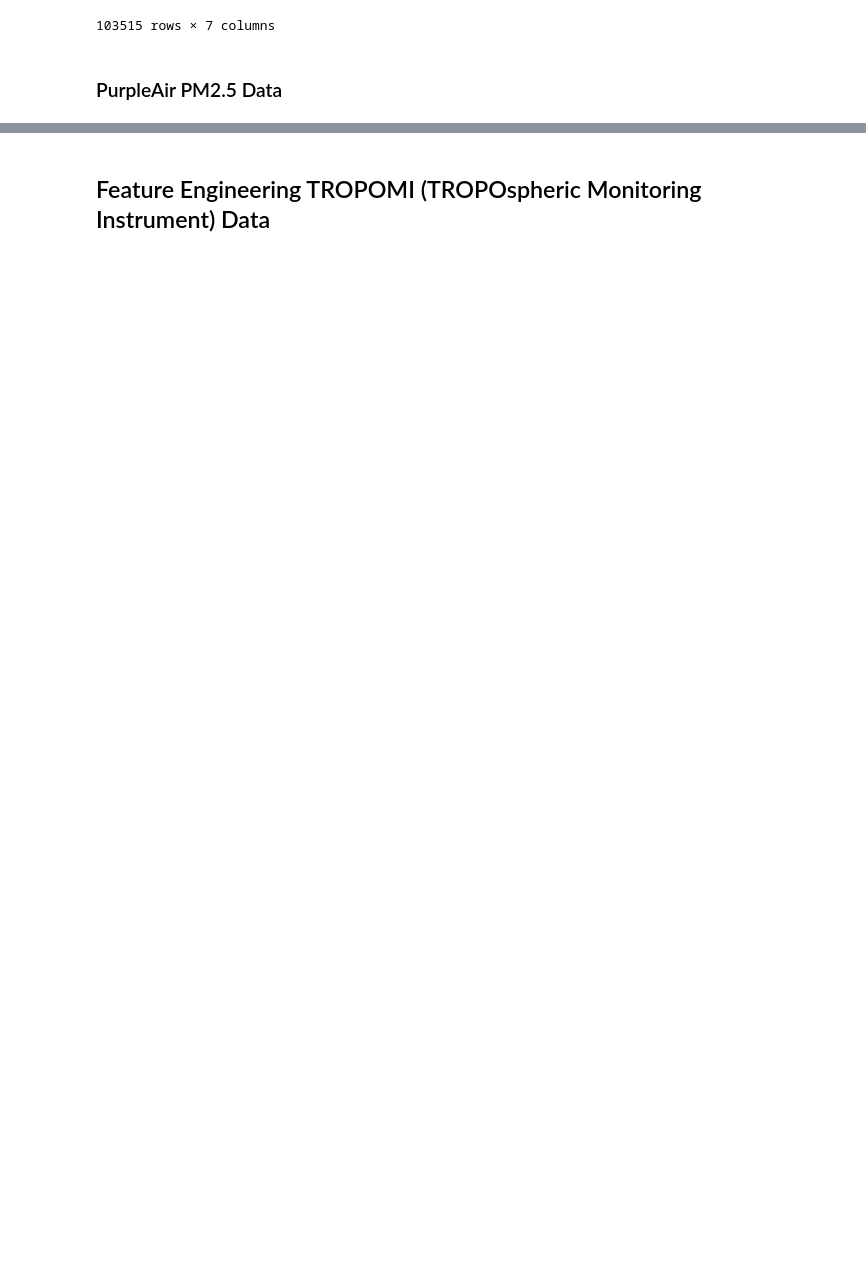
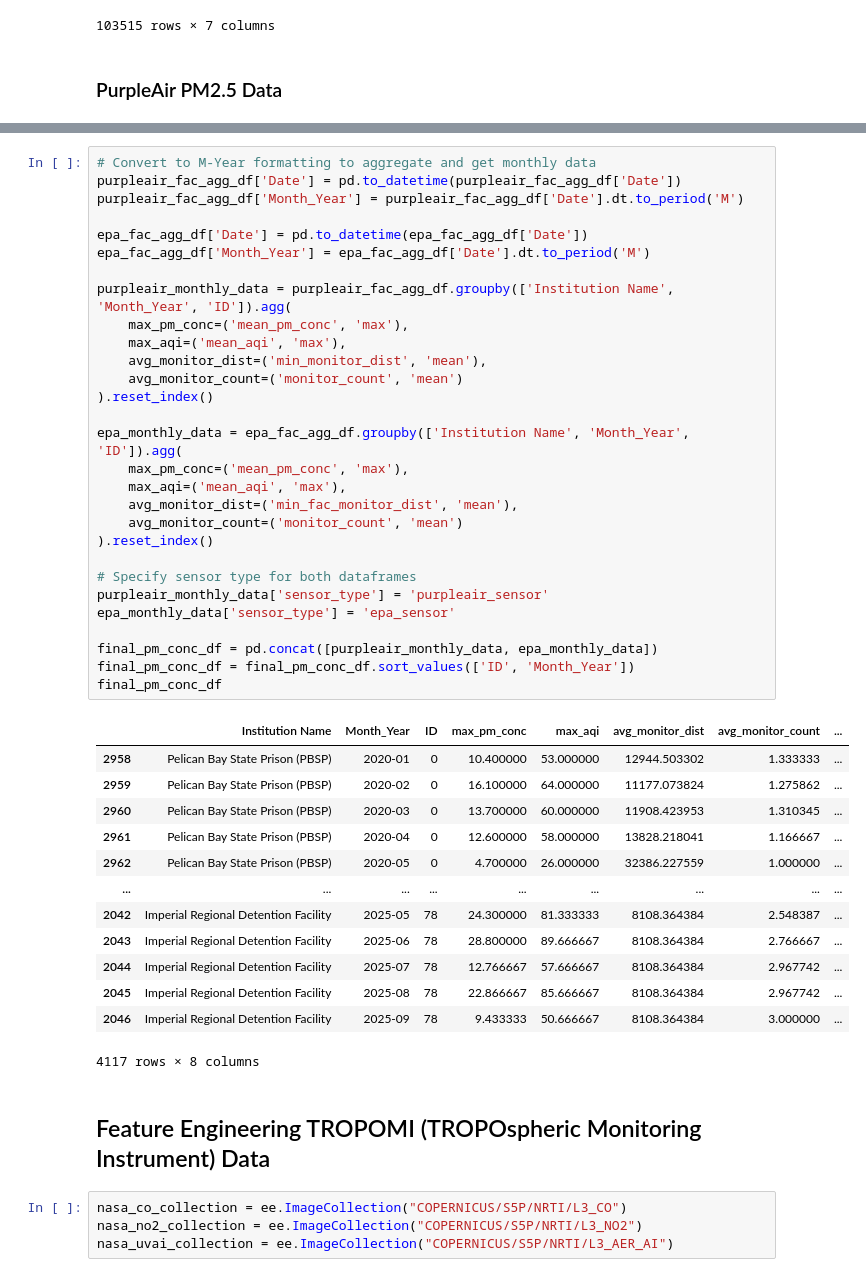
Before and after one commit to allisonsibrian/ca-wildfire-pollution-prison-project, a Jupyter notebook: ca_wildfire_feature_engineering.ipynb, the cells around one changed output, grey strips where cells are left out. Drawn from its saved outputs; the diff is of its cells as text; blank space fills up the shorter version.

```diff
--- a/ca_wildfire_feature_engineering.ipynb
+++ b/ca_wildfire_feature_engineering.ipynb
@@ -718,2 +700,49 @@ purpleair_fac_agg_df
+# %%
+# Convert to M-Year formatting to aggregate and get monthly data
+purpleair_fac_agg_df['Date'] = pd.to_datetime(purpleair_fac_agg_df['Date'])
+purpleair_fac_agg_df['Month_Year'] = purpleair_fac_agg_df['Date'].dt.to_period('M')
+
+epa_fac_agg_df['Date'] = pd.to_datetime(epa_fac_agg_df['Date'])
+epa_fac_agg_df['Month_Year'] = epa_fac_agg_df['Date'].dt.to_period('M')
+
+purpleair_monthly_data = purpleair_fac_agg_df.groupby(['Institution Name', 'Month_Year', 'ID']).agg(
+    max_pm_conc=('mean_pm_conc', 'max'),
+    max_aqi=('mean_aqi', 'max'),
+    avg_monitor_dist=('min_monitor_dist', 'mean'),
+    avg_monitor_count=('monitor_count', 'mean')
+).reset_index()
+
+epa_monthly_data = epa_fac_agg_df.groupby(['Institution Name', 'Month_Year', 'ID']).agg(
+    max_pm_conc=('mean_pm_conc', 'max'),
+    max_aqi=('mean_aqi', 'max'),
+    avg_monitor_dist=('min_fac_monitor_dist', 'mean'),
+    avg_monitor_count=('monitor_count', 'mean')
+).reset_index()
+
+# Specify sensor type for both dataframes
+purpleair_monthly_data['sensor_type'] = 'purpleair_sensor'
+epa_monthly_data['sensor_type'] = 'epa_sensor'
+
+final_pm_conc_df = pd.concat([purpleair_monthly_data, epa_monthly_data])
+final_pm_conc_df = final_pm_conc_df.sort_values(['ID', 'Month_Year'])
+final_pm_conc_df
+# %% [output]
+|  | Institution Name | Month_Year | ID | max_pm_conc | max_aqi | avg_monitor_dist | avg_monitor_count | ... |
+| 2958 | Pelican Bay State Prison (PBSP) | 2020-01 | 0 | 10.400000 | 53.000000 | 12944.503302 | 1.333333 | ... |
+| 2959 | Pelican Bay State Prison (PBSP) | 2020-02 | 0 | 16.100000 | 64.000000 | 11177.073824 | 1.275862 | ... |
+| 2960 | Pelican Bay State Prison (PBSP) | 2020-03 | 0 | 13.700000 | 60.000000 | 11908.423953 | 1.310345 | ... |
+| 2961 | Pelican Bay State Prison (PBSP) | 2020-04 | 0 | 12.600000 | 58.000000 | 13828.218041 | 1.166667 | ... |
+| 2962 | Pelican Bay State Prison (PBSP) | 2020-05 | 0 | 4.700000 | 26.000000 | 32386.227559 | 1.000000 | ... |
+| ... | ... | ... | ... | ... | ... | ... | ... | ... |
+| 2042 | Imperial Regional Detention Facility | 2025-05 | 78 | 24.300000 | 81.333333 | 8108.364384 | 2.548387 | ... |
+| 2043 | Imperial Regional Detention Facility | 2025-06 | 78 | 28.800000 | 89.666667 | 8108.364384 | 2.766667 | ... |
+| 2044 | Imperial Regional Detention Facility | 2025-07 | 78 | 12.766667 | 57.666667 | 8108.364384 | 2.967742 | ... |
+| 2045 | Imperial Regional Detention Facility | 2025-08 | 78 | 22.866667 | 85.666667 | 8108.364384 | 2.967742 | ... |
+| 2046 | Imperial Regional Detention Facility | 2025-09 | 78 | 9.433333 | 50.666667 | 8108.364384 | 3.000000 | ... |
+4117 rows × 8 columns
 # %% [markdown]
 ## Feature Engineering TROPOMI (TROPOspheric Monitoring Instrument) Data
+# %%
+nasa_co_collection = ee.ImageCollection("COPERNICUS/S5P/NRTI/L3_CO")
+nasa_no2_collection = ee.ImageCollection("COPERNICUS/S5P/NRTI/L3_NO2")
+nasa_uvai_collection = ee.ImageCollection("COPERNICUS/S5P/NRTI/L3_AER_AI")
```
Also changed, not shown: parts of 6 cells of this notebook.
